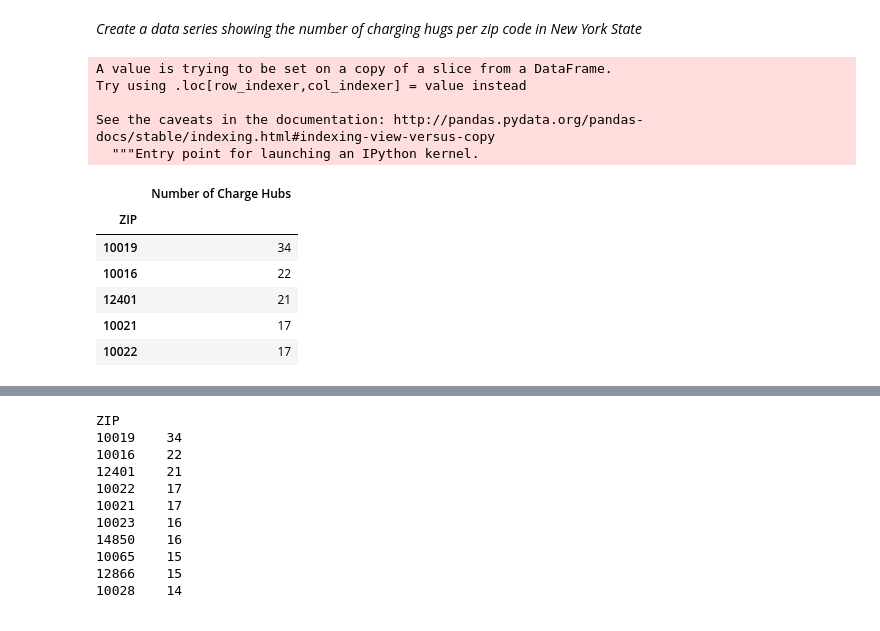
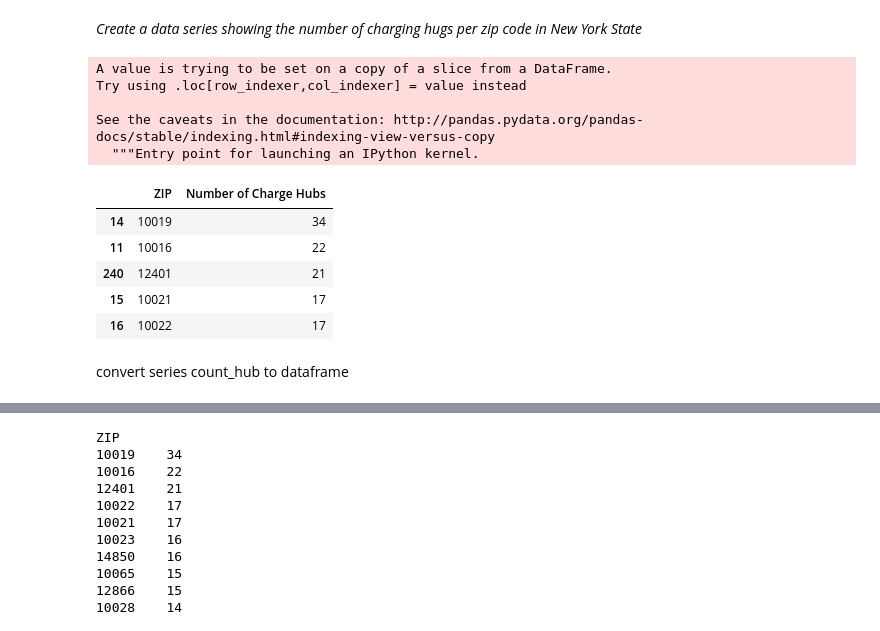
Before and after one commit to pershycm/CIS512, a Jupyter notebook: Pershyn_Electric_Vehicles.ipynb, the cells around one changed output, grey strips where cells are left out. Cells and saved outputs as stored; diff of their text form; code cells hidden in the pictures.

```diff
--- a/Pershyn_Electric_Vehicles.ipynb
+++ b/Pershyn_Electric_Vehicles.ipynb
@@ -185,19 +184,20 @@ plt.plot(hub['Longitude'], hub['Latitude'],'b.',alpha=0.5)
 *Create a data series showing the number of charging hugs per zip code in New York State*
 # %%
 hub['Number of Charge Hubs'] = ''
-ch_hub = hub.groupby(['ZIP'])
+ch_hub = hub.groupby(['ZIP'], as_index=False)
 count_hub = ch_hub.agg({'Number of Charge Hubs':'count'}).sort_values(['Number of Charge Hubs','ZIP'], ascending=[False, True])
 count_hub[:5]
 # %% [output]
 A value is trying to be set on a copy of a slice from a DataFrame.
 Try using .loc[row_indexer,col_indexer] = value instead
 
 See the caveats in the documentation: http://pandas.pydata.org/pandas-docs/stable/indexing.html#indexing-view-versus-copy
   """Entry point for launching an IPython kernel.
-|  | Number of Charge Hubs |
-| ZIP |  |
-| 10019 | 34 |
-| 10016 | 22 |
-| 12401 | 21 |
-| 10021 | 17 |
-| 10022 | 17 |
+|  | ZIP | Number of Charge Hubs |
+| 14 | 10019 | 34 |
+| 11 | 10016 | 22 |
+| 240 | 12401 | 21 |
+| 15 | 10021 | 17 |
+| 16 | 10022 | 17 |
+# %% [markdown]
+convert series count_hub to dataframe
```
Also changed, not shown: parts of 17 cells of this notebook, 8 other files.
